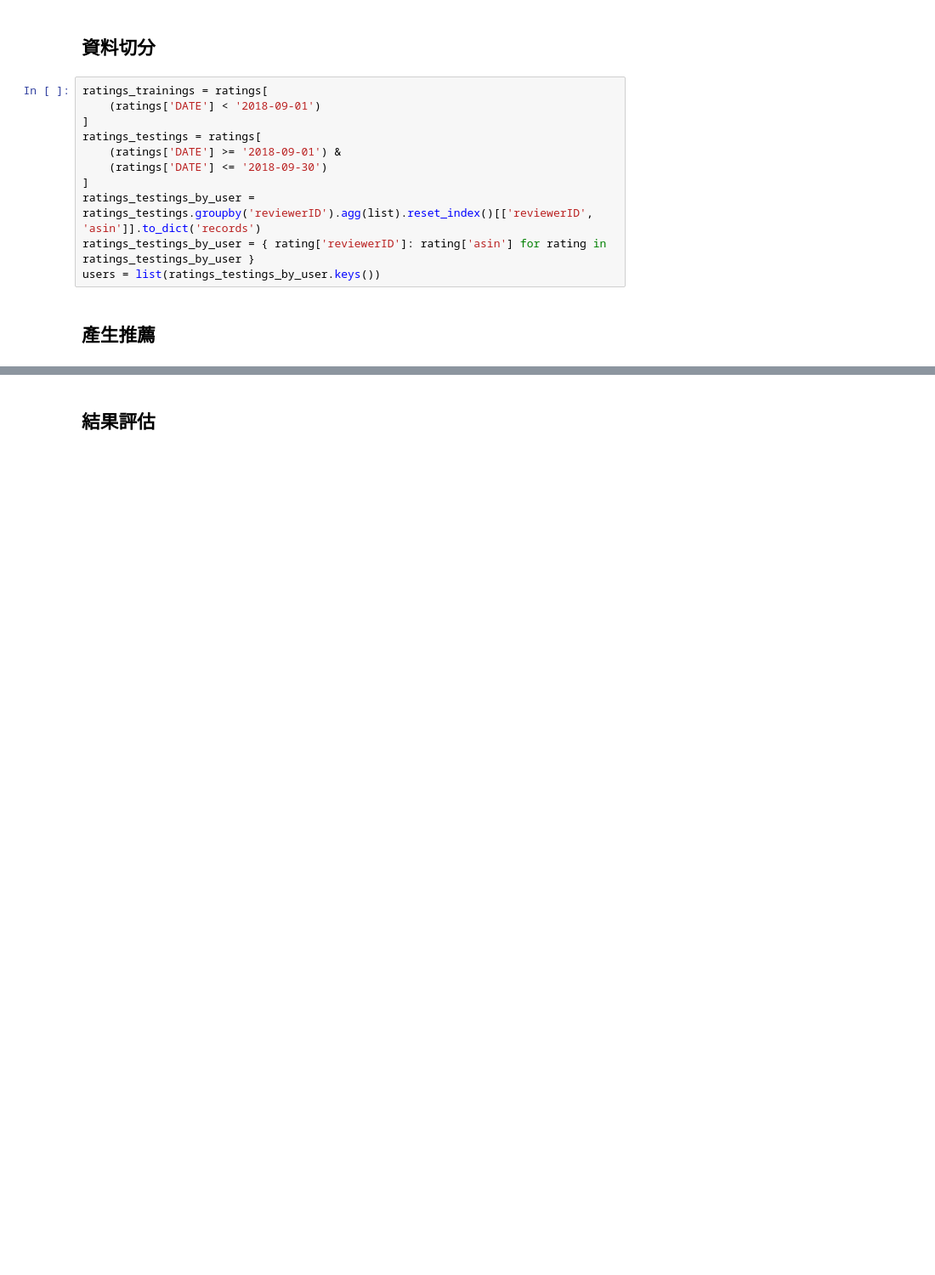
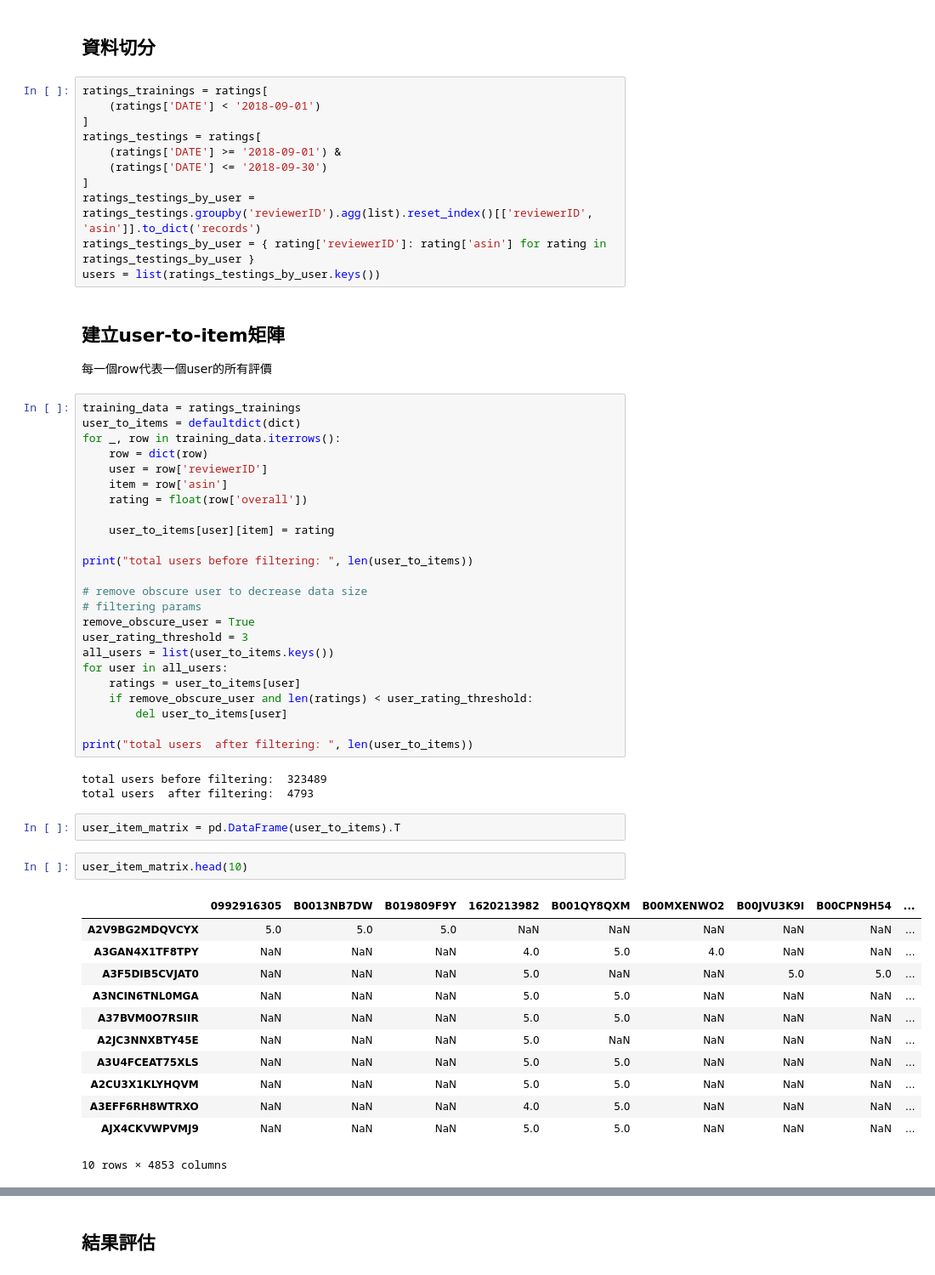
Before and after one commit to tony-chengchunchang/data-course-sample, a Jupyter notebook: sample-cf-used-based.ipynb, the cells around one changed output, grey strips where cells are left out. Shown at 85% size. Saved outputs shown, nothing was run; the diff lists cells and outputs as text; blank space fills up the shorter version.

```diff
--- a/sample-cf-used-based.ipynb
+++ b/sample-cf-used-based.ipynb
@@ -62,4 +84,49 @@ ratings_testings_by_user = ratings_testings.groupby('reviewerID').agg(list).rese
 ratings_testings_by_user = { rating['reviewerID']: rating['asin'] for rating in ratings_testings_by_user }
 users = list(ratings_testings_by_user.keys())
 # %% [markdown]
-## 產生推薦
+## 建立user-to-item矩陣
+每一個row代表一個user的所有評價
+# %%
+training_data = ratings_trainings
+user_to_items = defaultdict(dict)
+for _, row in training_data.iterrows():
+    row = dict(row)
+    user = row['reviewerID']
+    item = row['asin']
+    rating = float(row['overall'])
+
+    user_to_items[user][item] = rating
+
+print("total users before filtering: ", len(user_to_items))
+
+# remove obscure user to decrease data size
+# filtering params
+remove_obscure_user = True
+user_rating_threshold = 3
+all_users = list(user_to_items.keys())
+for user in all_users:
+    ratings = user_to_items[user]
+    if remove_obscure_user and len(ratings) < user_rating_threshold:
+        del user_to_items[user]
+
+print("total users  after filtering: ", len(user_to_items))
+# %% [output]
+total users before filtering:  323489
+total users  after filtering:  4793
+# %%
+user_item_matrix = pd.DataFrame(user_to_items).T
+# %%
+user_item_matrix.head(10)
+# %% [output]
+|  | 0992916305 | B0013NB7DW | B019809F9Y | 1620213982 | B001QY8QXM | B00MXENWO2 | B00JVU3K9I | B00CPN9H54 | ... |
+| A2V9BG2MDQVCYX | 5.0 | 5.0 | 5.0 | NaN | NaN | NaN | NaN | NaN | ... |
+| A3GAN4X1TF8TPY | NaN | NaN | NaN | 4.0 | 5.0 | 4.0 | NaN | NaN | ... |
+| A3F5DIB5CVJAT0 | NaN | NaN | NaN | 5.0 | NaN | NaN | 5.0 | 5.0 | ... |
+| A3NCIN6TNL0MGA | NaN | NaN | NaN | 5.0 | 5.0 | NaN | NaN | NaN | ... |
+| A37BVM0O7RSIIR | NaN | NaN | NaN | 5.0 | 5.0 | NaN | NaN | NaN | ... |
+| A2JC3NNXBTY45E | NaN | NaN | NaN | 5.0 | NaN | NaN | NaN | NaN | ... |
+| A3U4FCEAT75XLS | NaN | NaN | NaN | 5.0 | 5.0 | NaN | NaN | NaN | ... |
+| A2CU3X1KLYHQVM | NaN | NaN | NaN | 5.0 | 5.0 | NaN | NaN | NaN | ... |
+| A3EFF6RH8WTRXO | NaN | NaN | NaN | 4.0 | 5.0 | NaN | NaN | NaN | ... |
+| AJX4CKVWPVMJ9 | NaN | NaN | NaN | 5.0 | 5.0 | NaN | NaN | NaN | ... |
+10 rows × 4853 columns
```
Also changed, not shown: parts of 19 cells of this notebook.
